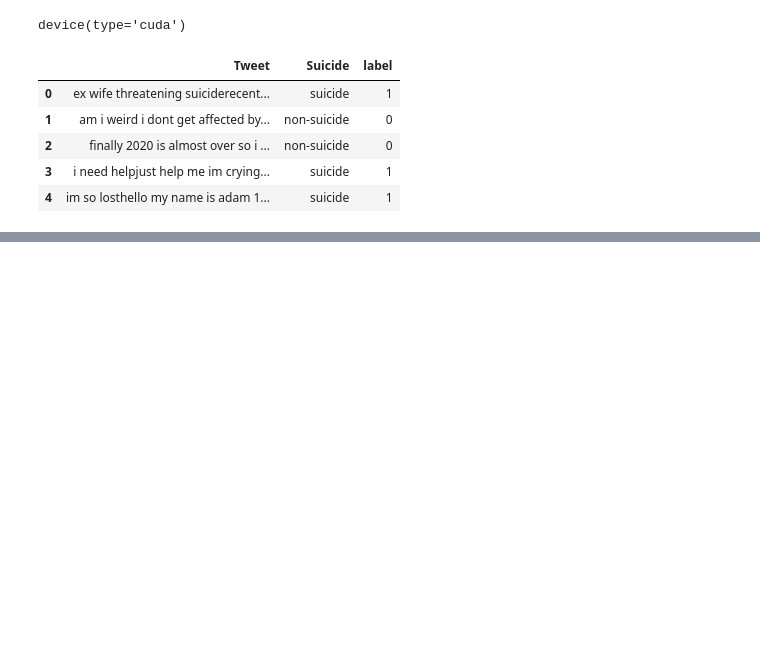
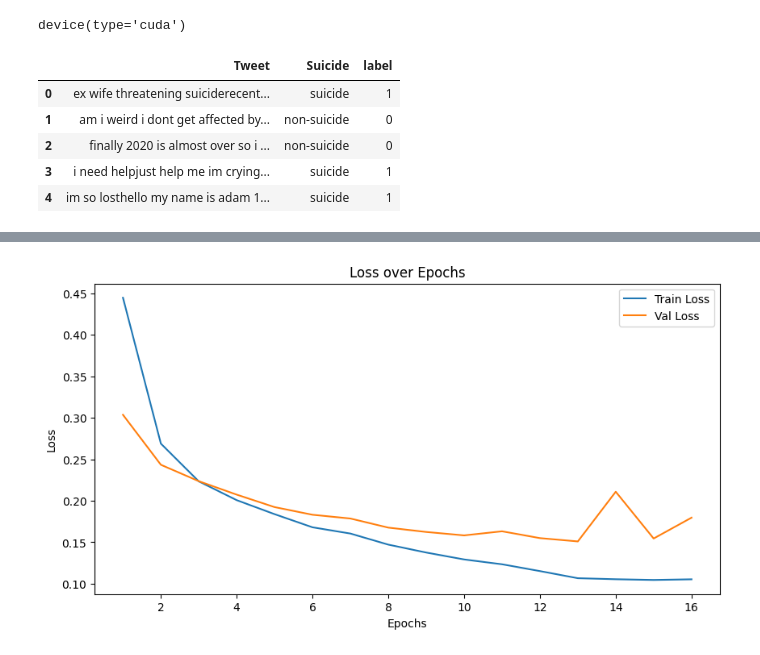
Before and after one commit to ng0cduy/applied-AI, a Jupyter notebook: text_classification.ipynb, the cells around one changed output, grey strips where cells are left out. Cells and saved outputs as stored; diff of their text form; code cells hidden in the pictures; blank space fills up the shorter version.

Commit message:
add plot train/val accuracy/loss

```diff
--- a/text_classification.ipynb
+++ b/text_classification.ipynb
@@ -84,7 +84,10 @@ def train_model(model, train_dataloader, val_dataloader, criterion, optimizer,
                 device, num_epochs=25, patience=3):
     best_val_loss = float('inf')
     patience_counter = 0
-
+    train_acc_hist = []
+    train_loss_hist = []
+    val_loss_hist = []
+    val_acc_hist = []
     for epoch in range(num_epochs):
         # Training
         start_time = time.time()
@@ -118,6 +121,10 @@ def train_model(model, train_dataloader, val_dataloader, criterion, optimizer,
         print(f'Train Loss: {train_loss:.4f} | Train Acc: {train_acc:.4f}')
         print(f'Val Loss: {val_loss:.4f} | Val Acc: {val_acc:.4f}')
         print(f'Time Elapsed: {epoch_time:.2f} seconds')
+        train_acc_hist.append(train_acc)
+        train_loss_hist.append(train_loss)
+        val_acc_hist.append(val_acc)
+        val_loss_hist.append(val_loss)
         # Early stopping
         if val_loss < best_val_loss:
             best_val_loss = val_loss
@@ -127,11 +134,13 @@ def train_model(model, train_dataloader, val_dataloader, criterion, optimizer,
             patience_counter += 1
             if patience_counter >= patience:
                 print('Early stopping triggered')
+                return epoch, train_acc_hist, train_loss_hist, val_acc_hist, val_loss_hist
                 break
+    return epoch, train_acc_hist, train_loss_hist, val_acc_hist, val_loss_hist
 # %%
 EMBED_DIM = 256
 HIDDEN_DIM = 128
-BATCH_SIZE = 128
+BATCH_SIZE = 512
 LEARNING_RATE = 1e-4
 MAX_LENGTH = 512
 # %%
@@ -178,6 +187,6 @@ criterion = nn.CrossEntropyLoss()
 optimizer = torch.optim.AdamW(model.parameters(), lr=LEARNING_RATE)
 
 # Train model
-train_model(model, train_dataloader, val_dataloader, criterion, optimizer, device)
+epoch, train_acc_hist, train_loss_hist, val_acc_hist, val_loss_hist = train_model(model, train_dataloader, val_dataloader, criterion, optimizer, device)
 # %% [output]
 Epoch 1/25:
@@ -199 +208,16 @@ Val Loss: 0.1468 | Val Acc: 0.9556
 Early stopping triggered
+# %%
+epochs = range(1, len(train_loss_hist) + 1)
+# %%
+# Loss Plot
+import matplotlib.pyplot as plt
+plt.figure(figsize=(10, 5))
+plt.plot(epochs, train_loss_hist, label='Train Loss')
+plt.plot(epochs, val_loss_hist, label='Val Loss')
+plt.xlabel('Epochs')
+plt.ylabel('Loss')
+plt.title('Loss over Epochs')
+plt.legend()
+plt.show()
+# %% [output]
+[figure, added]
```
Also changed, not shown: parts of 2 cells of this notebook.
